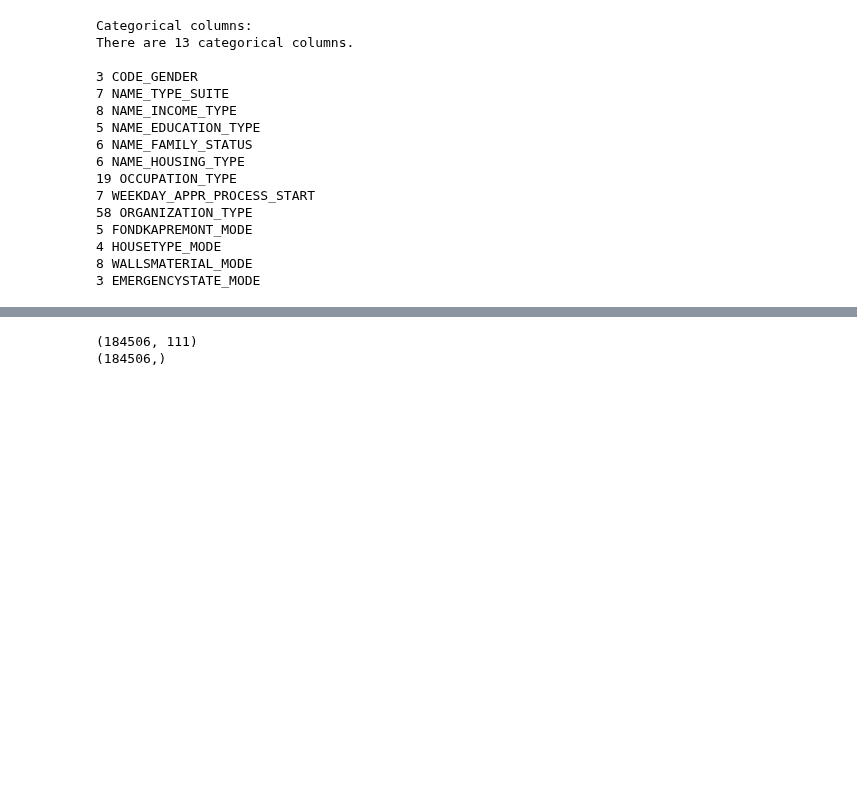
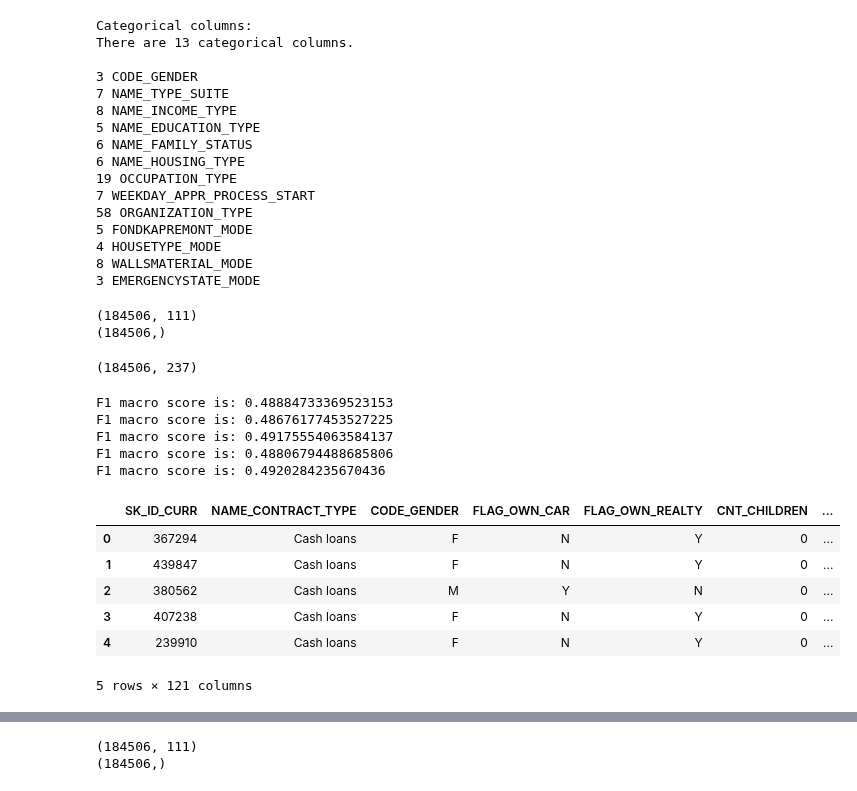
Before and after one commit to DhruvAwasthi/AI511_HOMELOAN_2022, a Jupyter notebook: notebooks/2022_10_25_iter_4_exploratory_data_analysis.ipynb, the cells around one changed output, grey strips where cells are left out. Saved outputs shown, nothing was run; the diff lists cells and outputs as text; code cells hidden in the pictures; blank space fills up the shorter version.

```diff
--- a/notebooks/2022_10_25_iter_4_exploratory_data_analysis.ipynb
+++ b/notebooks/2022_10_25_iter_4_exploratory_data_analysis.ipynb
@@ -471,0 +506,8 @@ There are 13 categorical columns.
+# %%
+X = df.iloc[:, :-1]
+Y = df.iloc[:, -1]
+print(X.shape)
+print(Y.shape)
+# %% [output]
+(184506, 111)
+(184506,)
@@ -471,0 +516,4 @@ There are 13 categorical columns.
+# %%
+transformed.shape
+# %% [output]
+(184506, 237)
@@ -471,0 +526,34 @@ There are 13 categorical columns.
+# %%
+clf = LogisticRegression(random_state=42, max_iter=3000, n_jobs=-1)
+iter = 0
+for train_indices, test_indices in stratified_splits.split(transformed, Y):
+    iter +=1
+#     print(X.loc[train_indices].shape)
+#     break
+    X_train, X_val = transformed[train_indices], transformed[test_indices]
+    y_train, y_val = Y.loc[train_indices], Y.loc[test_indices]
+    clf.fit(X_train, y_train)
+    y_predict = clf.predict(X_val)
+    accuracy = accuracy_score(y_val, y_predict)
+#     f1 = f1_score(y_val.values, y_predict)
+    f1_macro = f1_score(y_val.values, y_predict, average="macro")
+#     precision = precision_score(y_val.values, y_predict)
+#     recall = recall_score(y_val.values, y_predict)
+    print(f"F1 macro score is: {f1_macro}")
+# %% [output]
+F1 macro score is: 0.48884733369523153
+F1 macro score is: 0.48676177453527225
+F1 macro score is: 0.49175554063584137
+F1 macro score is: 0.48806794488685806
+F1 macro score is: 0.4920284235670436
+# %%
+test = pd.read_csv("../data/dataset/test_data.csv")
+test.head()
+# %% [output]
+|  | SK_ID_CURR | NAME_CONTRACT_TYPE | CODE_GENDER | FLAG_OWN_CAR | FLAG_OWN_REALTY | CNT_CHILDREN | ... |
+| 0 | 367294 | Cash loans | F | N | Y | 0 | ... |
+| 1 | 439847 | Cash loans | F | N | Y | 0 | ... |
+| 2 | 380562 | Cash loans | M | Y | N | 0 | ... |
+| 3 | 407238 | Cash loans | F | N | Y | 0 | ... |
+| 4 | 239910 | Cash loans | F | N | Y | 0 | ... |
+5 rows × 121 columns
```
Also changed, not shown: parts of 32 cells of this notebook.
